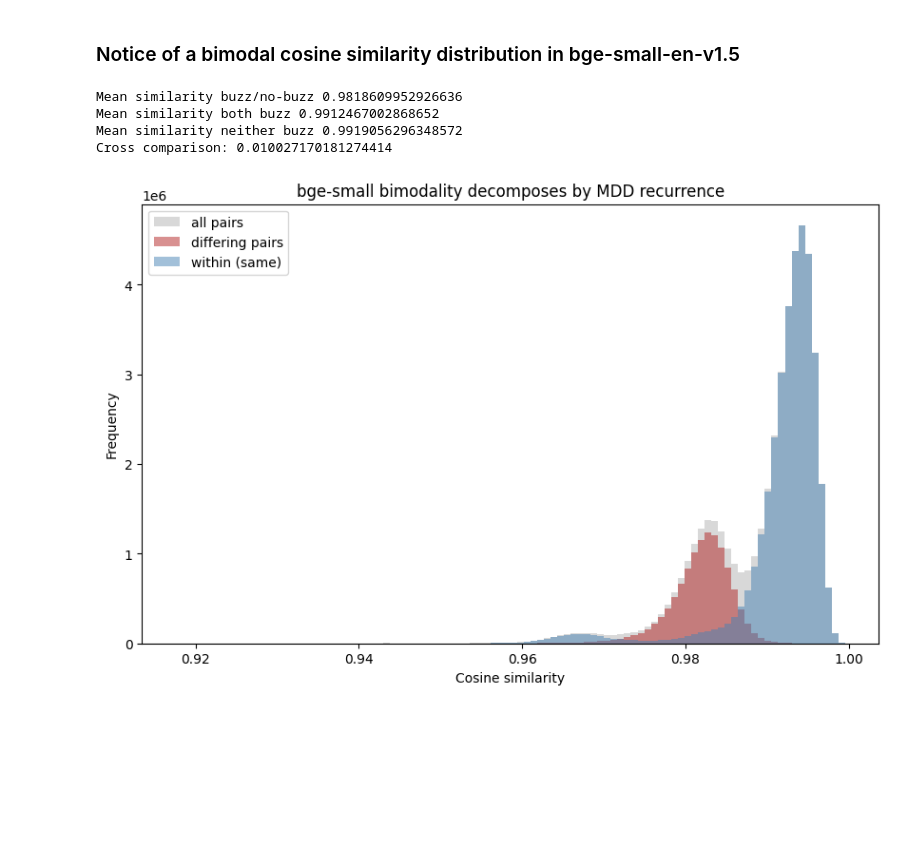
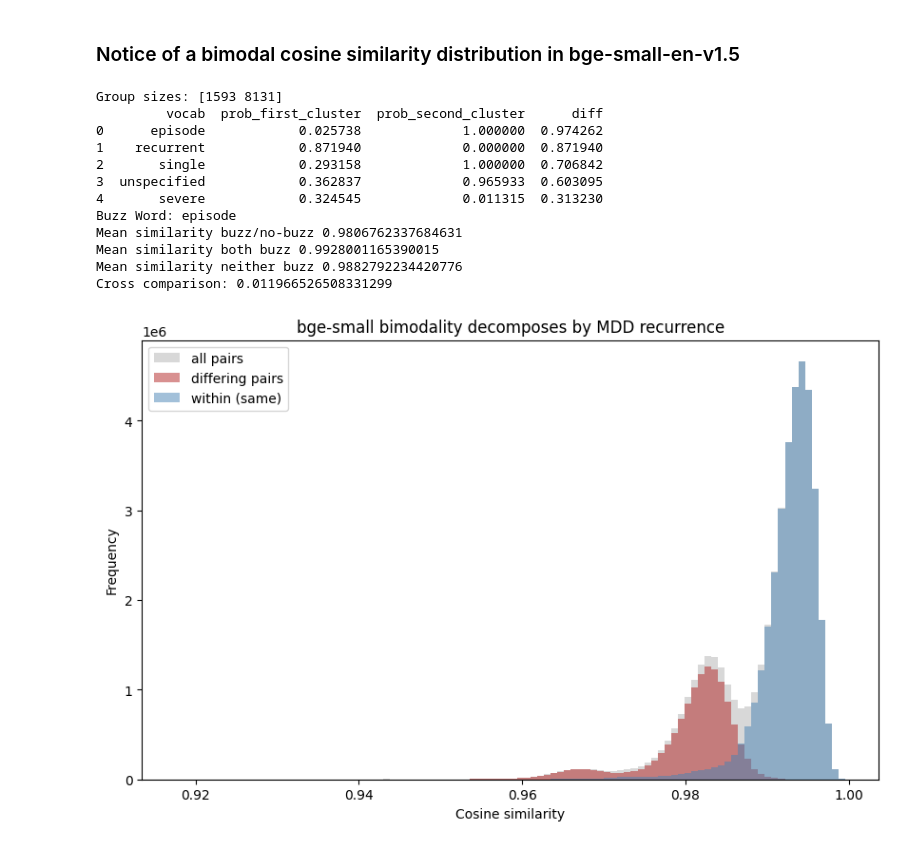
Before and after one commit to Pirate-Hunter-Zoro/Digital-Twins, a Jupyter notebook: notebooks/cohort_investigation.ipynb, the cells around one changed output. Cells and saved outputs as stored; diff of their text form; code cells hidden in the pictures; blank space fills up the shorter version.

```diff
--- a/notebooks/cohort_investigation.ipynb
+++ b/notebooks/cohort_investigation.ipynb
@@ -1092,13 +1092,15 @@ import numpy as np
 import matplotlib.pyplot as plt
 from pathlib import Path
 import sqlite3
+from sklearn.cluster import KMeans
+from sklearn.feature_extraction.text import CountVectorizer
+import pandas as pd
 
 from dotenv import load_dotenv
 load_dotenv()
 
 CORRECT_EMBEDDER_MODEL = 'bge-small-en-v1.5'
 expected_shape = 384
-buzz_word = "recurrent"
 save_folder = Path("figures")
 
 if os.environ['EMBEDDER_MODEL_NAME'] != CORRECT_EMBEDDER_MODEL:
@@ -1114,40 +1116,76 @@ rows = cursor.fetchall()
 embeddings = np.vstack([np.frombuffer(r[1], dtype=np.float32) for r in rows], dtype=np.float32)
 assert embeddings.shape[1] == expected_shape, f"Expected vectors of size {expected_shape} but received size {embeddings.shape[1]}"
 ids, texts = [r[0] for r in rows], [r[2].lower() for r in rows]
-buzz_word_mask = np.array([buzz_word in t for t in texts])
 normalized = embeddings / np.linalg.norm(embeddings, axis=1, keepdims=True)
 sims = normalized @ normalized.T
 row_indices, col_indices = np.triu_indices(len(rows), k=1) # k=1 prevents self-pairing with diagonal
 pair_sims = sims[(row_indices, col_indices)]
+
+# Use K Means with two clusters
+clusterer = KMeans(n_clusters=2, random_state=int(os.environ['SEED']), n_init=10)
+cluster_labels = clusterer.fit_predict(normalized) # Fits via Euclidean distance, but since vectors are normalized that's the same as cosine similarity
+print(f"Group sizes: {np.bincount(cluster_labels)}")
+# For each of the two clusters, we want the probabilities of all words showing up given a narrative is in that cluster
+vectorizer = CountVectorizer(binary=True)
+presence_matrix = vectorizer.fit_transform(texts) # Shape n_narratives x vocab_size
+vocab = vectorizer.get_feature_names_out() # Shape vocab_size
+prob0, prob1 = np.asarray(presence_matrix[cluster_labels==0].mean(axis=0)).ravel(),\
+    np.asarray(presence_matrix[cluster_labels==1].mean(axis=0)).ravel() # Both of shape vocab_size
+# What words have a significantly higher probability of being in one cluster than another?
+diffs = np.abs(prob0 - prob1)
+top_diff_indices = np.argsort(diffs)[::-1][:20].tolist()
+df = pd.DataFrame([
+    {
+        "vocab": vocab[i],
+        "prob_first_cluster": prob0[i],
+        "prob_second_cluster": prob1[i],
+        "diff": diffs[i]
+    }
+    for i in top_diff_indices
+])
+print(df.head())
+
+# Verify that the bimodal distribution coincides with the difference of a buzzword's presence
+buzz_word = vocab[top_diff_indices[0]]
+print(f"Buzz Word: {buzz_word}")
+buzz_word_mask = np.array([buzz_word in t for t in texts])
 first_buzz_word = buzz_word_mask[row_indices]
 second_buzz_word = buzz_word_mask[col_indices]
 differ = pair_sims[first_buzz_word ^ second_buzz_word]
 both = pair_sims[first_buzz_word & second_buzz_word]
 neither = pair_sims[(~first_buzz_word) & (~second_buzz_word)]
 
 print(f"Mean similarity buzz/no-buzz {differ.mean()}")
 print(f"Mean similarity both buzz {both.mean()}")
 print(f"Mean similarity neither buzz {neither.mean()}")
 # Difference in similarities when they differ or do not differ with having the buzz word
 print(f"Cross comparison: {np.concatenate((both, neither)).mean() - differ.mean()}")
 
 fig, ax = plt.subplots(figsize=(10,6))
 range_t = (pair_sims.min(), pair_sims.max())
 bins = 100
 ax.hist(pair_sims, color='gray', alpha=0.3, label="all pairs", range=range_t, bins=bins)
 ax.hist(differ, color='firebrick', alpha=0.5, label="differing pairs", range=range_t, bins=bins)
 ax.hist(np.concatenate((both, neither)), color='steelblue', alpha=0.5, label="within (same)", range=range_t, bins=bins)
 ax.set_xlabel("Cosine similarity")
 ax.set_ylabel("Frequency")
 ax.set_title("bge-small bimodality decomposes by MDD recurrence")
 ax.legend()
 fig.savefig(save_folder / "bge_small_recurrence_bimodality.png", dpi=150, bbox_inches="tight")
 plt.show()
 
 connection.close()
 # %% [output]
-Mean similarity buzz/no-buzz 0.9818609952926636
-Mean similarity both buzz 0.9912467002868652
-Mean similarity neither buzz 0.9919056296348572
-Cross comparison: 0.010027170181274414
+Group sizes: [1593 8131]
+         vocab  prob_first_cluster  prob_second_cluster      diff
+0      episode            0.025738             1.000000  0.974262
+1    recurrent            0.871940             0.000000  0.871940
+2       single            0.293158             1.000000  0.706842
+3  unspecified            0.362837             0.965933  0.603095
+4       severe            0.324545             0.011315  0.313230
+Buzz Word: episode
+Mean similarity buzz/no-buzz 0.9806762337684631
+Mean similarity both buzz 0.9928001165390015
+Mean similarity neither buzz 0.9882792234420776
+Cross comparison: 0.011966526508331299
-[figure, old version]
+[figure, new version]
```
Also changed, not shown: 1 other file.
